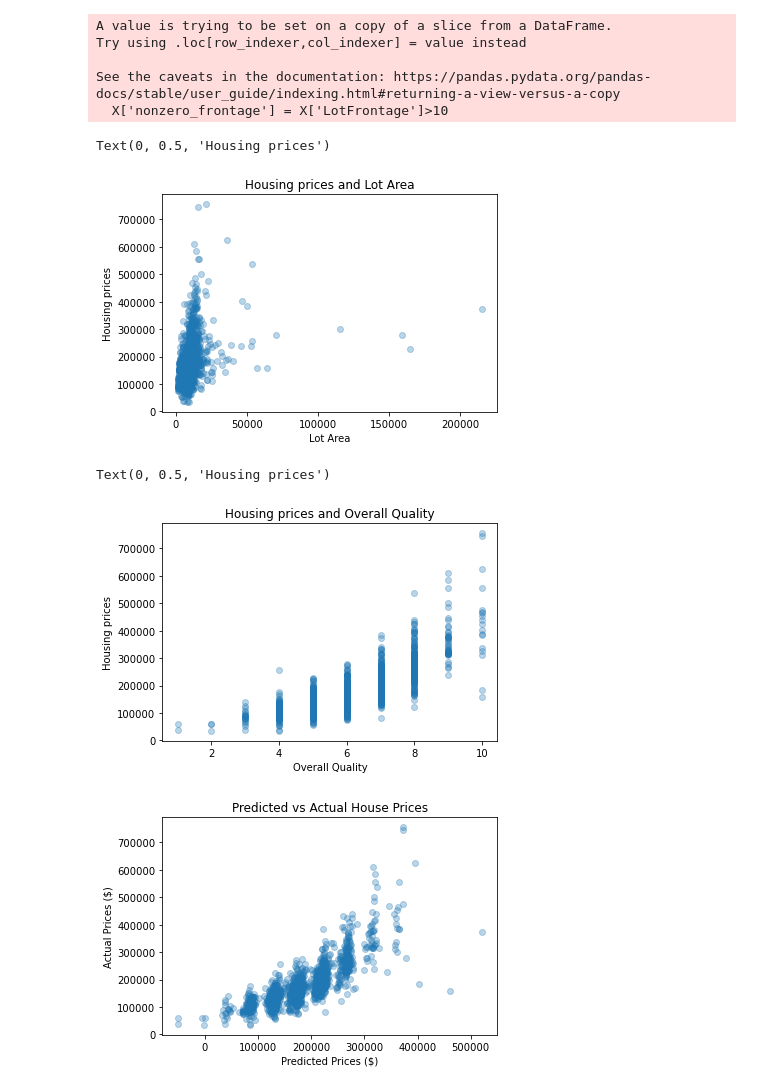
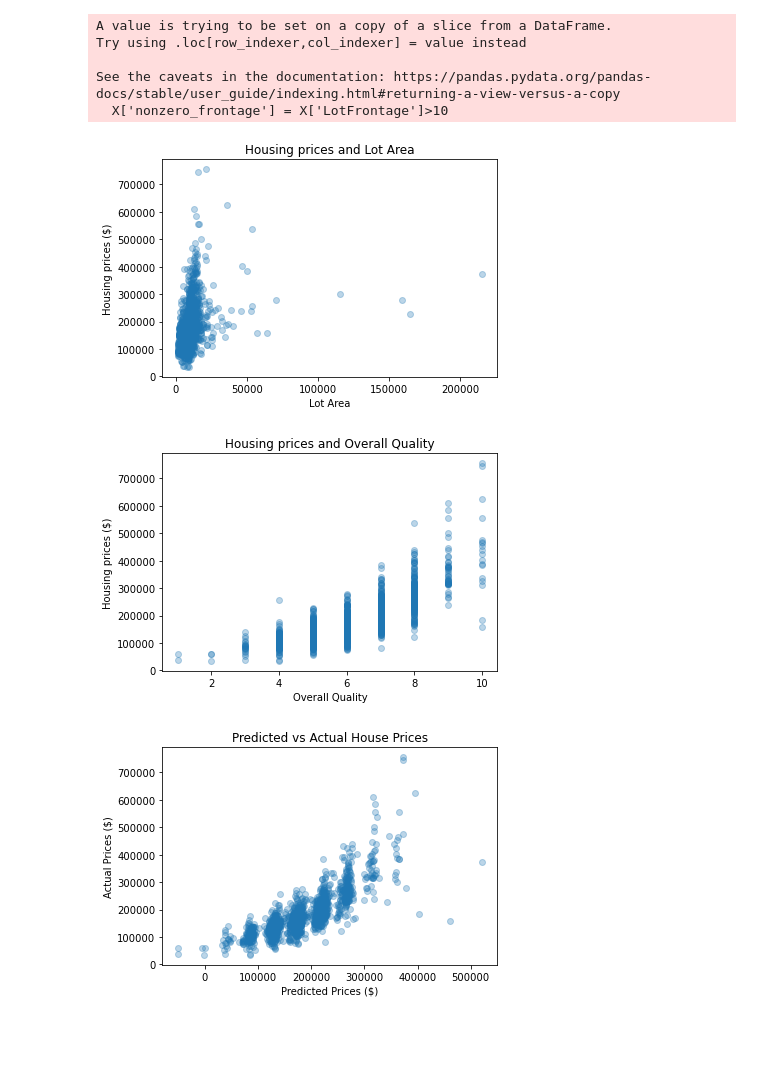
Before and after one commit to tiffanykho/Springboard, a Jupyter notebook: CapstoneTwo/notebooks/data_exploration.ipynb, the cells around one changed output. Drawn from its saved outputs; the diff is of its cells as text; code cells hidden in the pictures; blank space fills up the shorter version.

```diff
--- a/CapstoneTwo/notebooks/data_exploration.ipynb
+++ b/CapstoneTwo/notebooks/data_exploration.ipynb
@@ -175,21 +174,21 @@ See the caveats in the documentation: https://pandas.pydata.org/pandas-docs/stab
 # %%
 #Create scatter plot for "Lot Area" and housing prices
 plt.scatter(df['LotArea'], y, alpha = 0.3)
 plt.title('Housing prices and Lot Area')
 plt.xlabel('Lot Area')
-plt.ylabel('Housing prices')
+plt.ylabel('Housing prices ($)')
+plt.savefig('../images/explorelotarea.png', bbox_inches="tight", facecolor='white')
 # %% [output]
-Text(0, 0.5, 'Housing prices')
-[figure, old version]
+[figure, new version]
 # %%
 #Create scatter plot for "Overall Quality" and housing prices
 plt.scatter (df['OverallQual'], y, alpha = 0.3)
 plt.title('Housing prices and Overall Quality')
 plt.xlabel('Overall Quality')
-plt.ylabel('Housing prices')
+plt.ylabel('Housing prices ($)')
+plt.savefig('../images/exploreoverallqual.png', bbox_inches="tight", facecolor='white')
 # %% [output]
-Text(0, 0.5, 'Housing prices')
-[figure, old version]
+[figure, new version]
 # %%
 #Create a scatter plot of y_pred and y.
 plt.scatter(y_pred, y, alpha = 0.3)
```
Also changed, not shown: parts of 1 cell of this notebook, 8 other files.
